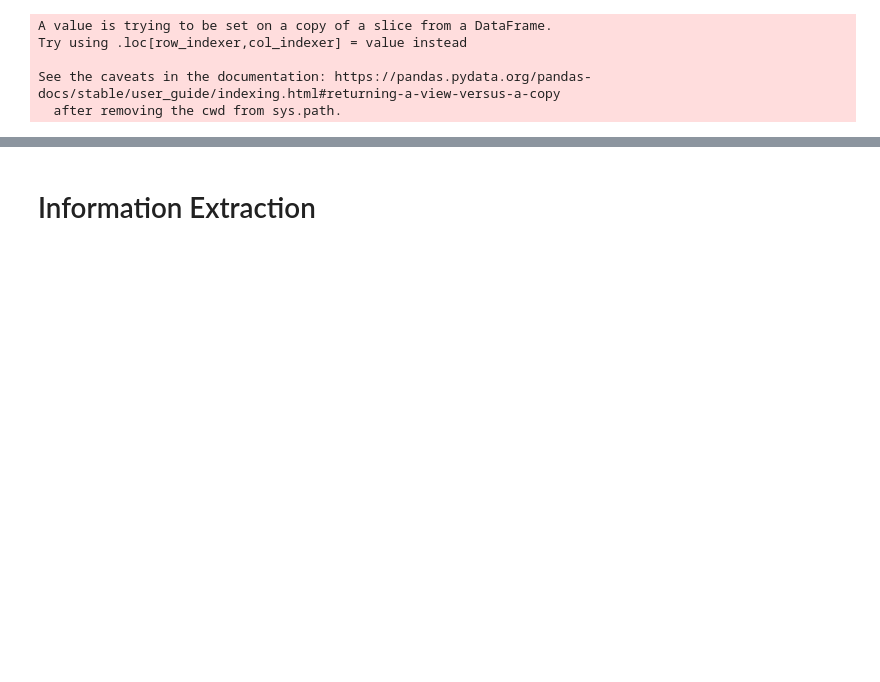
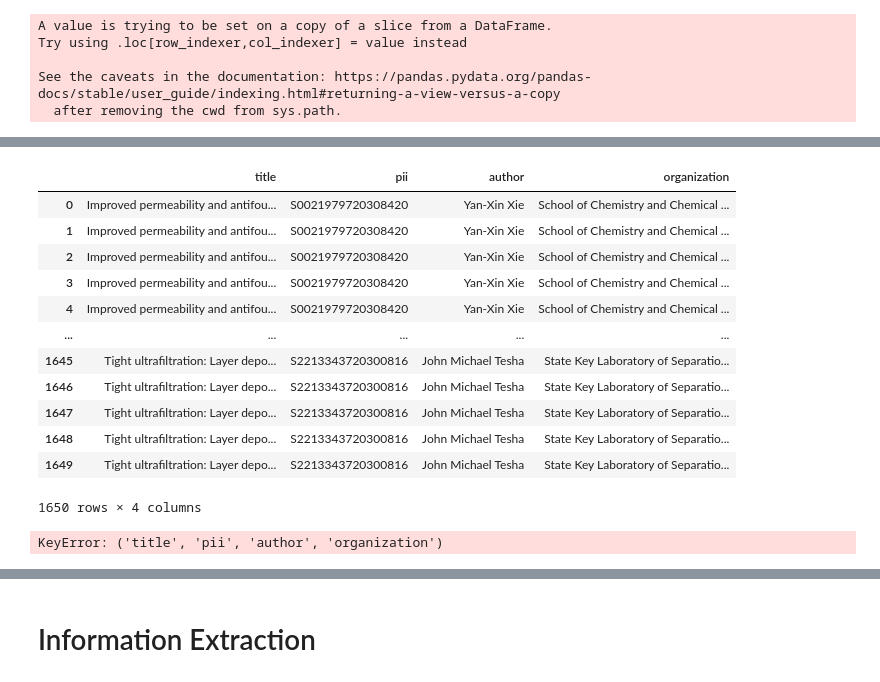
Before and after one commit to Toniaac/Membrane-NLP, a Jupyter notebook: Elsevier API/Elsevier_API_Classify.ipynb, the cells around one changed output, grey strips where cells are left out. Cells and saved outputs as stored; diff of their text form; code cells hidden in the pictures; blank space fills up the shorter version.

```diff
--- a/Elsevier API/Elsevier_API_Classify.ipynb
+++ b/Elsevier API/Elsevier_API_Classify.ipynb
@@ -372,0 +343,8 @@ len(test_papers)
+# %%
+test_papers = papers.paragraphs
+test_papers = test_papers[10:50]
+# check the length of the above list including nested
+count = 0
+for i in test_papers:
+    count+=len(i)
+print(count)
@@ -459,0 +404,21 @@ test_papers.to_csv('test_data_labeled.csv')
+# %%
+test_papers[['title', 'pii', 'author', 'organization']]
+# %% [output]
+|  | title | pii | author | organization |
+| 0 | Improved permeability and antifou... | S0021979720308420 | Yan-Xin Xie | School of Chemistry and Chemical ... |
+| 1 | Improved permeability and antifou... | S0021979720308420 | Yan-Xin Xie | School of Chemistry and Chemical ... |
+| 2 | Improved permeability and antifou... | S0021979720308420 | Yan-Xin Xie | School of Chemistry and Chemical ... |
+| 3 | Improved permeability and antifou... | S0021979720308420 | Yan-Xin Xie | School of Chemistry and Chemical ... |
+| 4 | Improved permeability and antifou... | S0021979720308420 | Yan-Xin Xie | School of Chemistry and Chemical ... |
+| ... | ... | ... | ... | ... |
+| 1645 | Tight ultrafiltration: Layer depo... | S2213343720300816 | John Michael Tesha | State Key Laboratory of Separatio... |
+| 1646 | Tight ultrafiltration: Layer depo... | S2213343720300816 | John Michael Tesha | State Key Laboratory of Separatio... |
+| 1647 | Tight ultrafiltration: Layer depo... | S2213343720300816 | John Michael Tesha | State Key Laboratory of Separatio... |
+| 1648 | Tight ultrafiltration: Layer depo... | S2213343720300816 | John Michael Tesha | State Key Laboratory of Separatio... |
+| 1649 | Tight ultrafiltration: Layer depo... | S2213343720300816 | John Michael Tesha | State Key Laboratory of Separatio... |
+1650 rows × 4 columns
+# %%
+# concatenate the test_papers_y with the test_papers
+test_papers_1 = pd.concat([test_papers['title', 'pii', 'author', 'organization'], test_papers_y], axis=1)
+# %% [output]
+KeyError: ('title', 'pii', 'author', 'organization')
```
Also changed, not shown: parts of 14 cells of this notebook, 1 other file.
